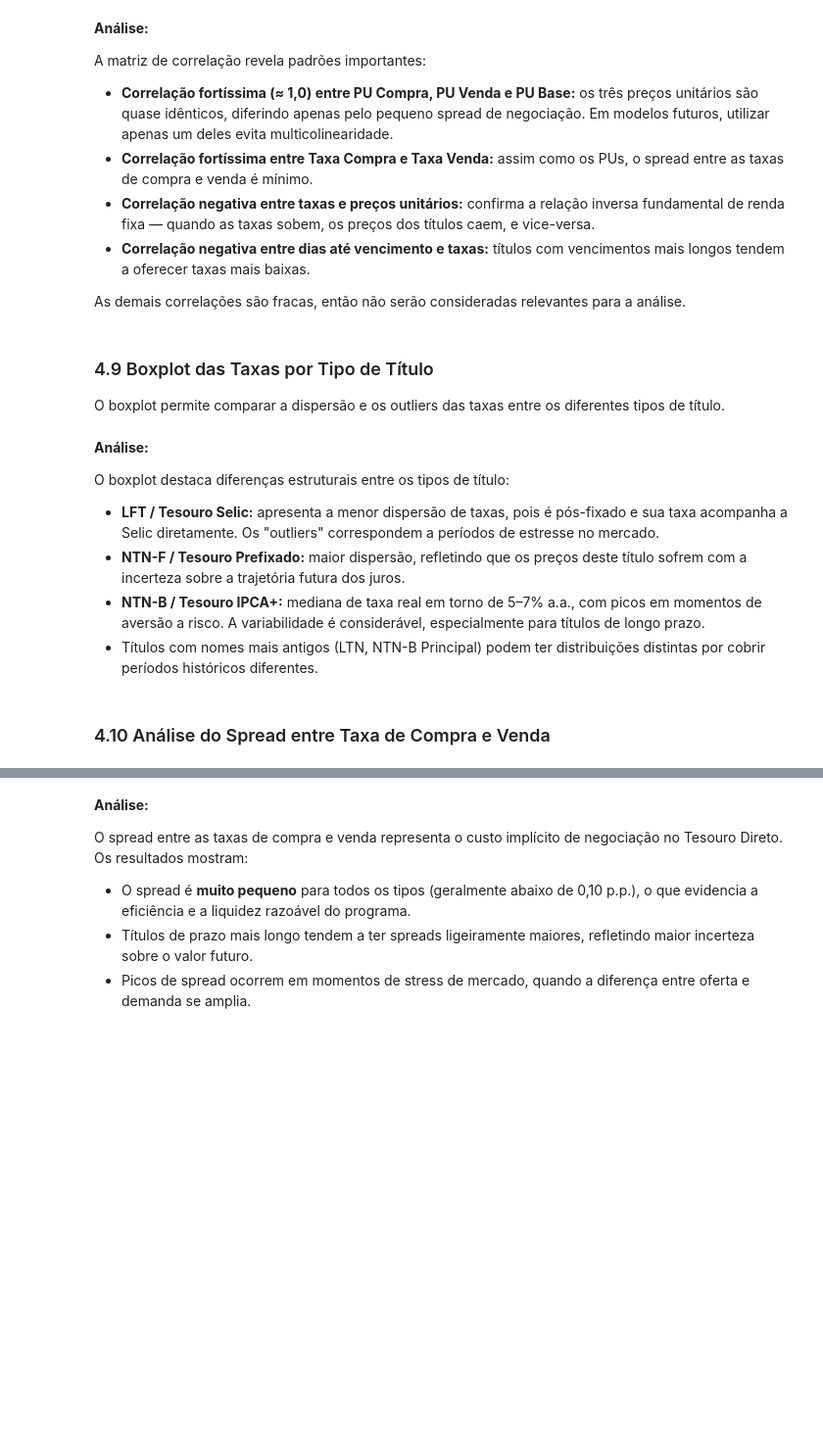
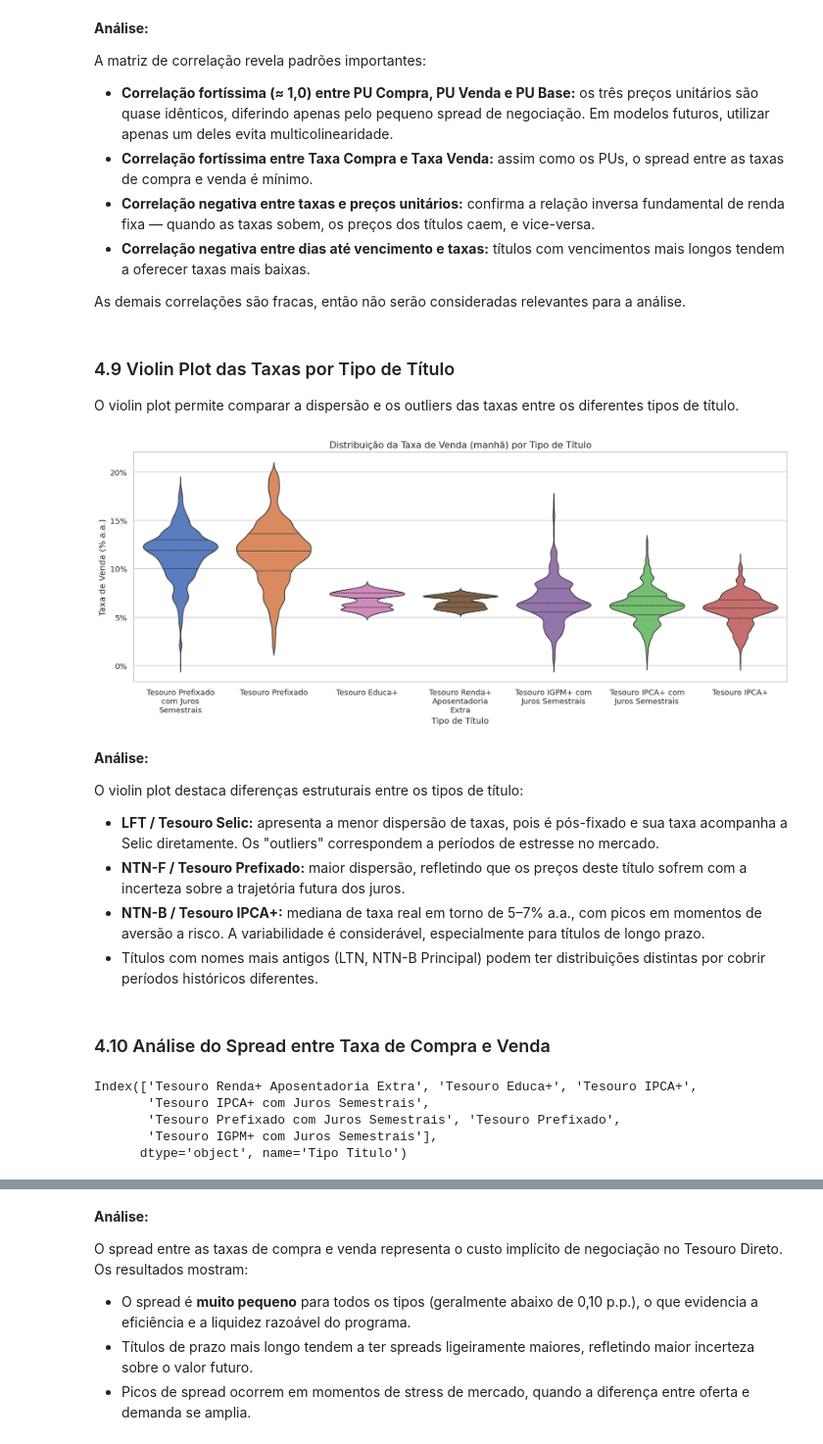
Before and after one commit to marciomocellin/analise-tesouro-direto, a Jupyter notebook: analise_tesouro_direto.ipynb, the cells around one changed output, grey strips where cells are left out. Shown at 98% size. Saved outputs shown, nothing was run; the diff lists cells and outputs as text; code cells hidden in the pictures; blank space fills up the shorter version.

Commit message:
boxplot para violin plot

```diff
--- a/analise_tesouro_direto.ipynb
+++ b/analise_tesouro_direto.ipynb
@@ -1025,40 +1090,47 @@ A matriz de correlação revela padrões importantes:
 
 As demais correlações são fracas, então não serão consideradas relevantes para a análise.
 # %% [markdown]
-### 4.9 Boxplot das Taxas por Tipo de Título
+### 4.9 Violin Plot das Taxas por Tipo de Título
 
-O boxplot permite comparar a dispersão e os outliers das taxas entre os diferentes tipos de título.
+O violin plot permite comparar a dispersão e os outliers das taxas entre os diferentes tipos de título.
 # %%
-df_box = df[df["Taxa Venda Manha"] > 0].copy()
+df_box = df_pre[df_pre["Taxa Venda Manha"] > 0].copy()
 # Ordenar por mediana para facilitar a leitura
 ordem = (
     df_box.groupby("Tipo Titulo")["Taxa Venda Manha"]
     .median()
     .sort_values(ascending=False)
     .index
 )
 
 fig, ax = plt.subplots(figsize=(14, 6))
-sns.boxplot(
+sns.violinplot(
     data=df_box,
     x="Tipo Titulo",
     y="Taxa Venda Manha",
+    hue="Tipo Titulo",
     order=ordem,
     palette="muted",
     ax=ax,
-    flierprops={"marker": ".", "alpha": 0.3, "markersize": 3},
+    inner="quartile",
 )
+
 ax.set_title("Distribuição da Taxa de Venda (manhã) por Tipo de Título", fontsize=13)
 ax.set_xlabel("Tipo de Título")
 ax.set_ylabel("Taxa de Venda (% a.a.)")
-ax.tick_params(axis="x", rotation=45)
+labels_quebrados = [fill(tipo, width=18) for tipo in ordem]
+ax.set_xticks(ax.get_xticks())
+ax.set_xticklabels(labels_quebrados, rotation=0, ha="center")
+# ax.tick_params(axis="x", rotation=45)
 ax.yaxis.set_major_formatter(mticker.FuncFormatter(lambda y, _: f"{y:.0f}%"))
 plt.tight_layout()
 plt.show()
+# %% [output]
+[figure, added]
 # %% [markdown]
 **Análise:**
 
-O boxplot destaca diferenças estruturais entre os tipos de título:
+O violin plot destaca diferenças estruturais entre os tipos de título:
 
 - **LFT / Tesouro Selic:** apresenta a menor dispersão de taxas, pois é pós-fixado e sua taxa acompanha a Selic diretamente. Os "outliers" correspondem a períodos de estresse no mercado.
 - **NTN-F / Tesouro Prefixado:** maior dispersão, refletindo que os preços deste título sofrem com a incerteza sobre a trajetória futura dos juros.
@@ -1066,4 +1138,12 @@ O boxplot destaca diferenças estruturais entre os tipos de título:
 - Títulos com nomes mais antigos (LTN, NTN-B Principal) podem ter distribuições distintas por cobrir períodos históricos diferentes.
 # %% [markdown]
 ### 4.10 Análise do Spread entre Taxa de Compra e Venda
+# %%
+spread_medio.index
+# %% [output]
+Index(['Tesouro Renda+ Aposentadoria Extra', 'Tesouro Educa+', 'Tesouro IPCA+',
+       'Tesouro IPCA+ com Juros Semestrais',
+       'Tesouro Prefixado com Juros Semestrais', 'Tesouro Prefixado',
+       'Tesouro IGPM+ com Juros Semestrais'],
+      dtype='object', name='Tipo Titulo')
 # %%
```
Also changed, not shown: parts of 34 cells of this notebook.
